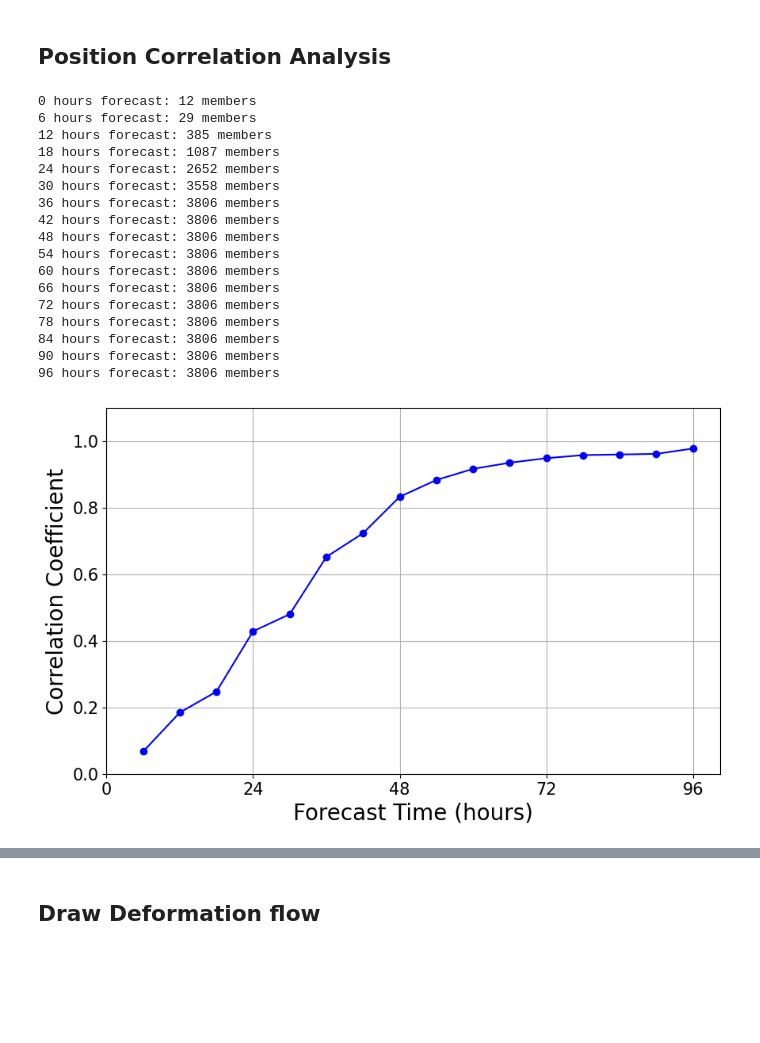
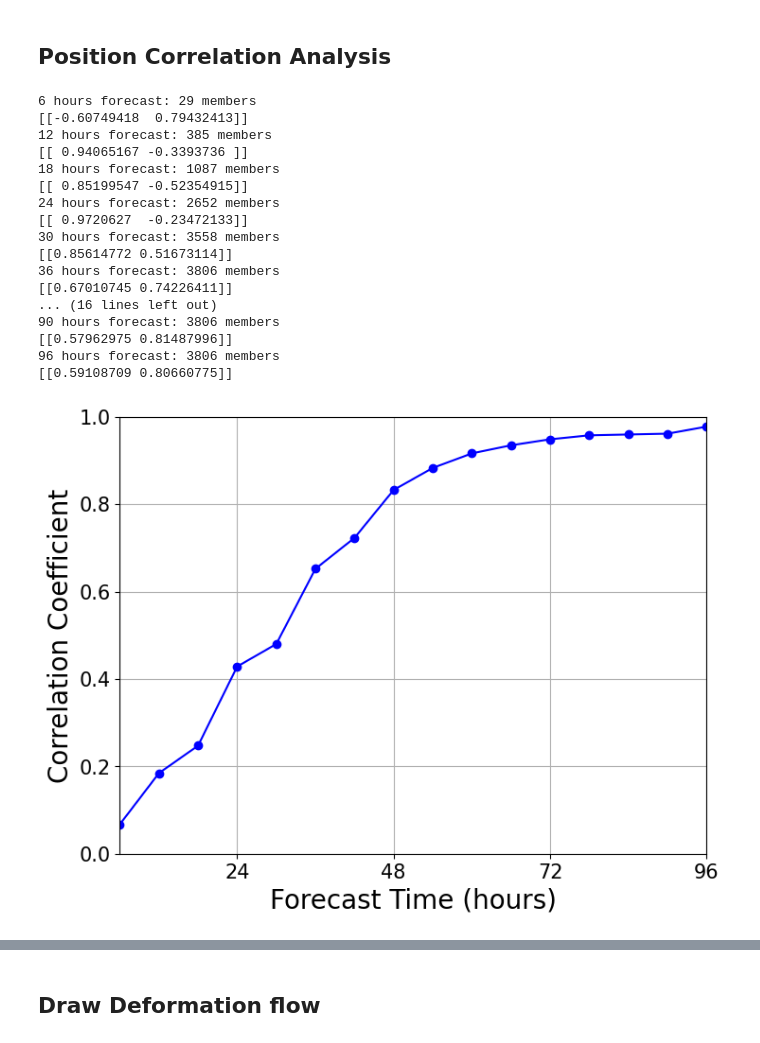
Before and after one commit to jjoo0727/Convective-Systems-Tropical-Dynamics-Laboratory, a Jupyter notebook: sensitivity/sensitivity_all_variances.ipynb, the cells around one changed output, grey strips where cells are left out. Cells and saved outputs as stored; diff of their text form; code cells hidden in the pictures; blank space fills up the shorter version.

```diff
--- a/sensitivity/sensitivity_all_variances.ipynb
+++ b/sensitivity/sensitivity_all_variances.ipynb
@@ -750,7 +779,7 @@ GIF 저장 완료!
 cov_var_dict = {}
 mean_flow_500hPa = {}
 
-for predict_interval in range(12, 49, 12):
+for predict_interval in range(6, 49, 6):
     print(f'Processing {predict_interval} hours forecast...')
     datetime1 = key_time + timedelta(hours=int(predict_interval))
 
@@ -858,7 +887,10 @@ for predict_interval in range(12, 49, 12):
 
     u_steer = x_array_all[upper_dict['u'], steer_idx, :, :]  # Assuming the first level is the surface
     v_steer = x_array_all[upper_dict['v'], steer_idx, :, :]
-    u_steer = weight_sum
+    u_steer = weighted_sum(u_steer, steer_array)
+    v_steer = weighted_sum(v_steer, steer_array)
+    cov_var_dict[predict_interval]['u_steer'] = compute_cov_var(u_steer, distances_tar, ens_idx_list)
+    cov_var_dict[predict_interval]['v_steer'] = compute_cov_var(v_steer, distances_tar, ens_idx_list)
 
     #! Compute total precipitable water (TPW)
     cov_var_dict[predict_interval]['tpw'] = compute_cov_var(q_col, distances_tar, ens_idx_list)
@@ -1167,14 +1198,14 @@ max: 43.21161088036205
 ### <span style="background:White; color:black; font-weight:bold">Maximum Convection Box🌧️ Vertical Profile</span>
 # %%
 # cov_var: (161, 241) 예시
-predict_interval = 24
+predict_interval = 6
 
 tpw_cv = cov_var_dict[predict_interval]['tpw']
 window = 13
 mean_map = uniform_filter(tpw_cv, size=window, mode='constant')  # 가장자리는 0-padding
 
 # 최대값 위치
-max_idx = np.unravel_index(np.argmin(mean_map), mean_map.shape)
+max_idx = np.unravel_index(np.argmax(mean_map), mean_map.shape)
 lat0, lon0 = lat_grid[max_idx[0], max_idx[1]], lon_grid[max_idx[0], max_idx[1]]
 # lat0, lon0 = 28, 150
 
@@ -1218,7 +1249,7 @@ plt.legend(loc='upper right', prop=FontProperties)
 
 plt.grid(True, linestyle='--', alpha=0.5)
 plt.tight_layout()
-plt.xlim(-120,120)
+plt.xlim(-20,20)
 plt.xticks(fontsize=15)
 plt.yticks(fontsize=15)
 # plt.gca().invert_yaxis()
@@ -1514,7 +1541,7 @@ Processing 24 hours forecast...
 # %%
 corr_list = []
 
-for predict_interval in range(0, 97, 6):
+for predict_interval in range(6, 97, 6):
     datetime1 = key_time + timedelta(hours=int(predict_interval))
 
     ens_idx_list = []
@@ -1553,47 +1580,50 @@ for predict_interval in range(0, 97, 6):
     corr_pos_mid[:, 0] = (mid_pos[:, 0]-np.mean(mid_pos[:, 0])) * np.cos(np.radians(mid_pos[:, 1]))  # 경도에 cos(위도)를 곱해 거리 왜곡 보정
     pca_mid = PCA(n_components=1)
     pca_mid.fit(corr_pos_mid)
     pca_mid.mean_[0] = pca_mid.mean_[0] / np.cos(np.radians(pca_mid.mean_[1])) + np.mean(mid_pos[:, 0])
     ensemble_mean = np.mean(pca_mid.transform(corr_pos_mid)[:, 0])
+    print(pca_mid.components_)
 
     #distance 구하기
     corr_pos_mid = np.copy(mid_pos)
     corr_pos_mid[:, 0] = (mid_pos[:, 0]-np.mean(mid_pos[:, 0])) * np.cos(np.radians(mid_pos[:, 1]))  # 경도에 cos(위도)를 곱해 거리 왜곡 보정
-    projection = pca_tar.transform(corr_pos_mid)[:, 0]  # 주축에 투영된 데이터 (1차원)
+    projection = pca_mid.transform(corr_pos_mid)[:, 0]  # 주축에 투영된 데이터 (1차원)
 
     # distances_mid = (projection - ensemble_mean) * 111
     distances_mid = mid_pos[:,1]
 
     corr_list.append(np.abs(np.corrcoef(distances_mid, distances_tar)[0, 1]))
 
 
-plt.figure(figsize=(10, 6))
-plt.ylim(0,1.1)
-plt.plot(range(0, 97, 6), np.abs(corr_list), marker='o', linestyle='-', color='b')
+plt.figure(figsize=(8, 6))
+plt.ylim(0,1.0)
+plt.xlim(6, 96)
+plt.plot(range(6, 97, 6), np.abs(corr_list), marker='o', linestyle='-', color='b')
 # plt.title(f'Correlation between Mid and Target Positions for {storm_name} ({key_str})')
 plt.xlabel('Forecast Time (hours)', fontsize=20)
 plt.ylabel('Correlation Coefficient', fontsize=20)
 plt.yticks(np.arange(0, 1.1, 0.2), fontsize=15)
-plt.xticks(range(0, 97, 24), fontsize=15)
+plt.xticks(range(24, 97, 24), fontsize=15)
 plt.grid()
+plt.show()
 # %% [output]
-0 hours forecast: 12 members
 6 hours forecast: 29 members
+[[-0.60749418  0.79432413]]
 12 hours forecast: 385 members
+[[ 0.94065167 -0.3393736 ]]
 18 hours forecast: 1087 members
+[[ 0.85199547 -0.52354915]]
 24 hours forecast: 2652 members
+[[ 0.9720627  -0.23472133]]
 30 hours forecast: 3558 members
+[[0.85614772 0.51673114]]
 36 hours forecast: 3806 members
-42 hours forecast: 3806 members
-48 hours forecast: 3806 members
-54 hours forecast: 3806 members
-60 hours forecast: 3806 members
-66 hours forecast: 3806 members
-72 hours forecast: 3806 members
-78 hours forecast: 3806 members
-84 hours forecast: 3806 members
+[[0.67010745 0.74226411]]
+... (16 lines left out)
 90 hours forecast: 3806 members
+[[0.57962975 0.81487996]]
 96 hours forecast: 3806 members
+[[0.59108709 0.80660775]]
-[figure, old version]
+[figure, new version]
 # %%
 corr_list = []
```
Also changed, not shown: parts of 17 cells of this notebook, 1 other file.
